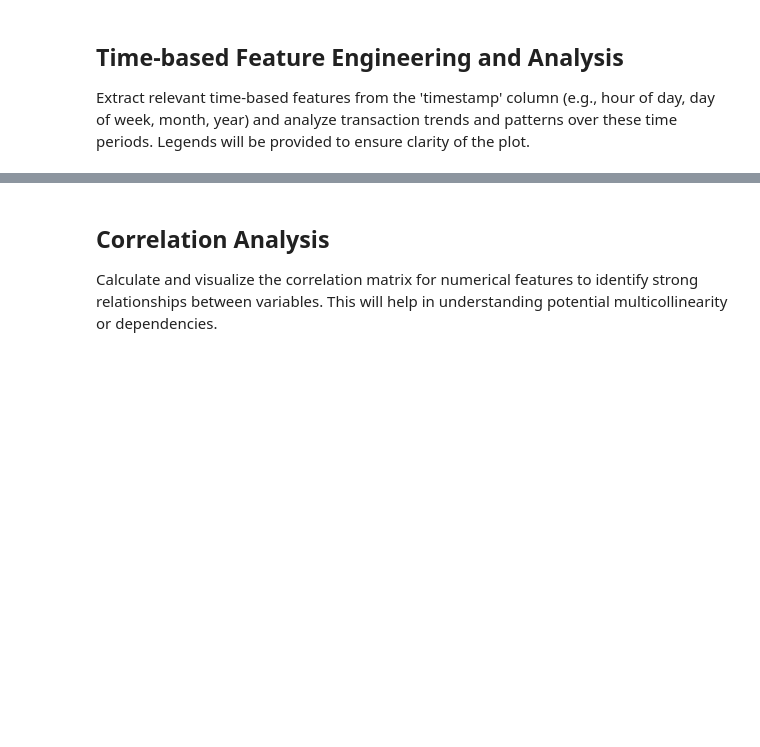
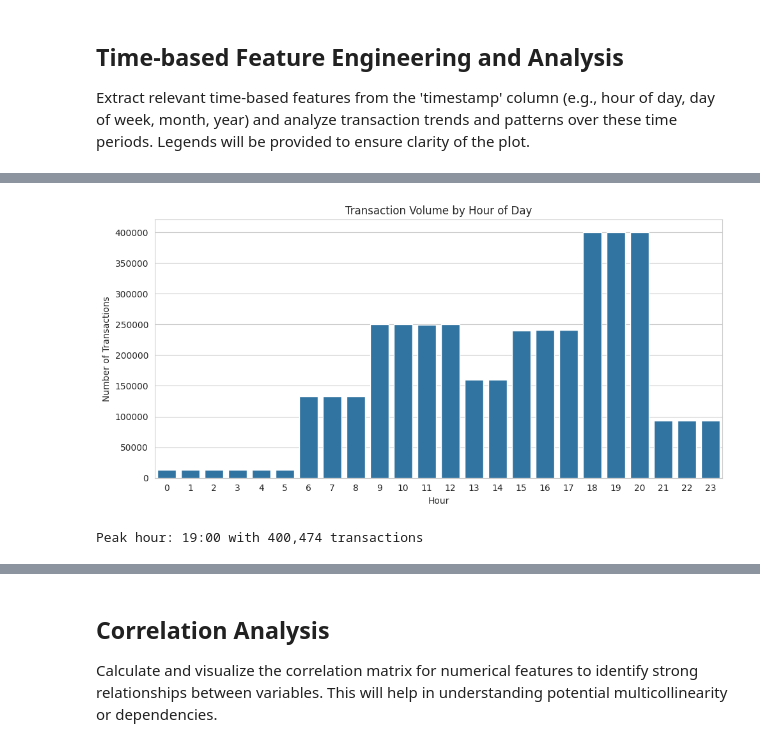
Before and after one commit to Eliekh2/MSBA-Projects, a Jupyter notebook: EDA_Nigerian_Banking_Mobile_Money.ipynb, the cells around one changed output, grey strips where cells are left out. Drawn from its saved outputs; the diff is of its cells as text; code cells hidden in the pictures; blank space fills up the shorter version.

```diff
--- a/EDA_Nigerian_Banking_Mobile_Money.ipynb
+++ b/EDA_Nigerian_Banking_Mobile_Money.ipynb
@@ -528,0 +604,17 @@ Extract relevant time-based features from the 'timestamp' column (e.g., hour of
+# %%
+# Hourly transaction activity
+hourly_counts = df_mobile_money.groupby('hour').size()
+
+plt.figure(figsize=(10, 5))
+sns.barplot(x=hourly_counts.index, y=hourly_counts.values)
+plt.title('Transaction Volume by Hour of Day')
+plt.xlabel('Hour')
+plt.ylabel('Number of Transactions')
+plt.tight_layout()
+plt.show()
+
+peak_hour = hourly_counts.idxmax()
+print(f"Peak hour: {peak_hour}:00 with {hourly_counts.max():,} transactions")
+# %% [output]
+[figure, added]
+Peak hour: 19:00 with 400,474 transactions
```
Also changed, not shown: parts of 29 cells of this notebook.
